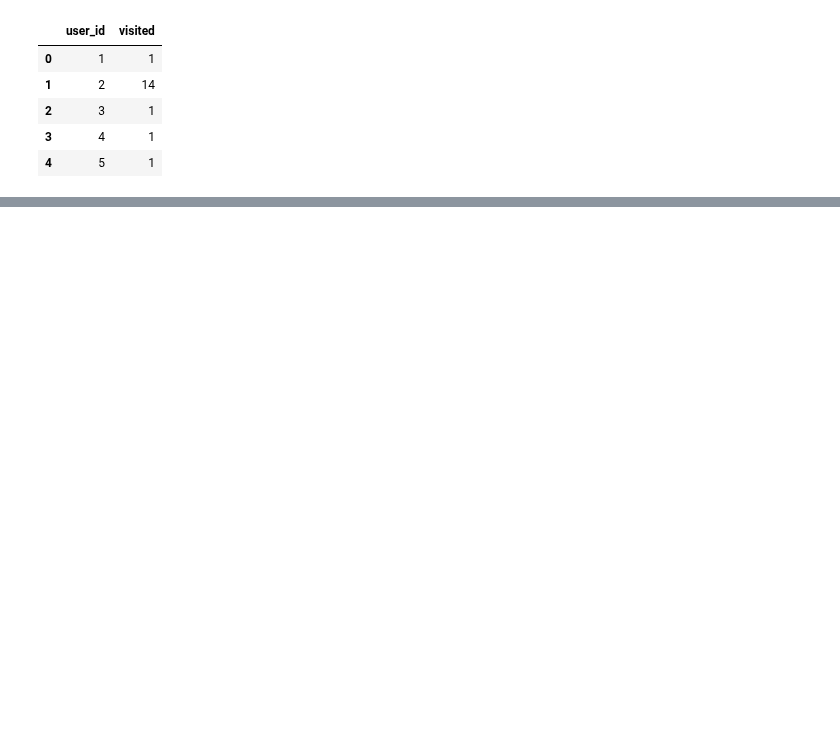
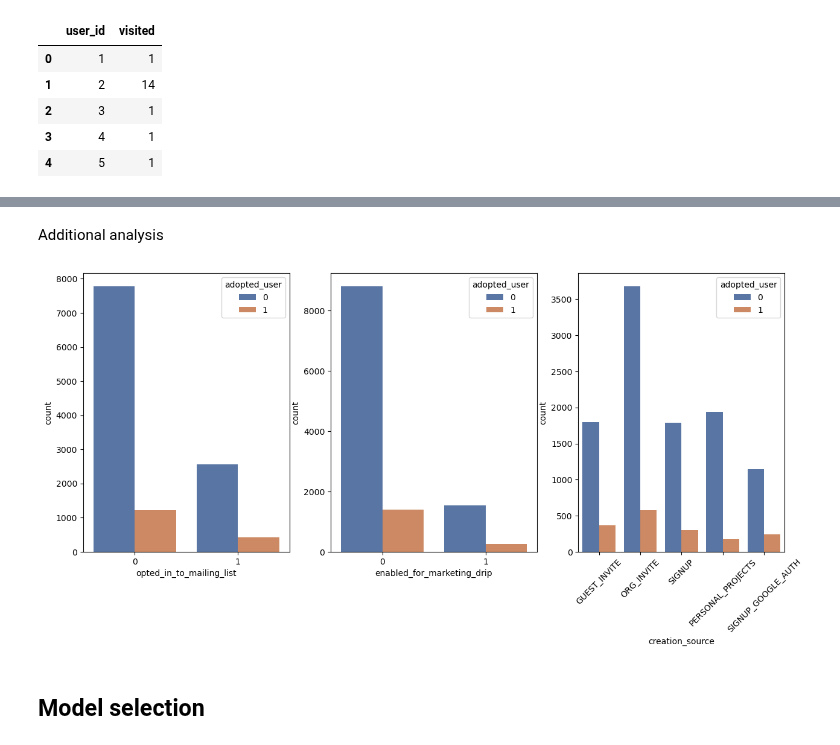
Before and after one commit to n-altawam/Sprinboard, a Jupyter notebook: 26.2.3 Relax Inc. Take-Home Challenge/Relax_inc_take_home.ipynb, the cells around one changed output, grey strips where cells are left out. Cells and saved outputs as stored; diff of their text form; code cells hidden in the pictures; blank space fills up the shorter version.

```diff
--- a/26.2.3 Relax Inc. Take-Home Challenge/Relax_inc_take_home.ipynb
+++ b/26.2.3 Relax Inc. Take-Home Challenge/Relax_inc_take_home.ipynb
@@ -137,4 +194,2 @@ df2_cleaned = df2_cleaned.sort_values(by = ['user_id', 'time_stamp'])
 # %%
 df2_cleaned.drop('visited', axis=1, inplace=True)
-# %%
-df2_cleaned['shifted'] = df2_cleaned.groupby('user_id')['time_stamp'].shift(2)
@@ -161,0 +196,4 @@ df2_cleaned.head()
+# %%
+# Shift the time_stamp of each users logins by 2 ensuring each range includes 3 logins.
+df2_cleaned['shifted'] = pd.to_datetime(df2_cleaned.groupby('user_id')['time_stamp'].shift(2))
+df2_cleaned.head()
@@ -172,0 +235,6 @@ df2_final.head()
+# %%
+# defining adopted users and creating a new label in original dataframe
+
+adopted_users = df2_final["user_id"].unique()
+df1["adopted_user"] = df1["object_id"].isin(adopted_users).astype(int)
+df1.head()
@@ -172,0 +248,5 @@ df2_final.head()
+# %%
+# We will need to drop the date entries before building the model, so I will create a new feature 'account_age' to retain the information.
+
+df1['account_age'] = df1['last_session_creation_time']-df1['creation_time']
+df1.head()
@@ -172,0 +260,15 @@ df2_final.head()
+# %% [markdown]
+Additional analysis
+# %%
+import seaborn as sns
+fig, ax = plt.subplots(1,3, figsize=(15,6))
+
+sns.countplot(x='opted_in_to_mailing_list',hue='adopted_user',data=df1, palette='deep', ax=ax[0])
+sns.countplot(x='enabled_for_marketing_drip', hue='adopted_user', data=df1, palette='deep', ax=ax[1])
+sns.countplot(x='creation_source', data=df1, hue='adopted_user', palette='deep', ax=ax[2])
+ax[2].xaxis.set_ticklabels(ax[2].xaxis.get_ticklabels(), rotation=45)
+plt.show()
+# %% [output]
+[figure, added]
+# %% [markdown]
+## Model selection
```
Also changed, not shown: parts of 52 cells of this notebook, 2 other files.
